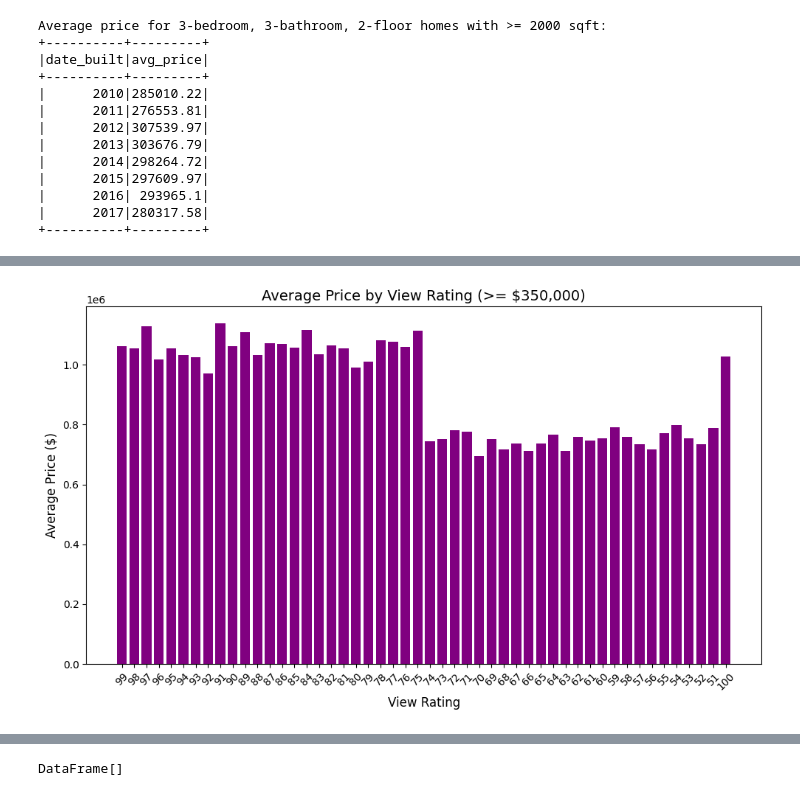
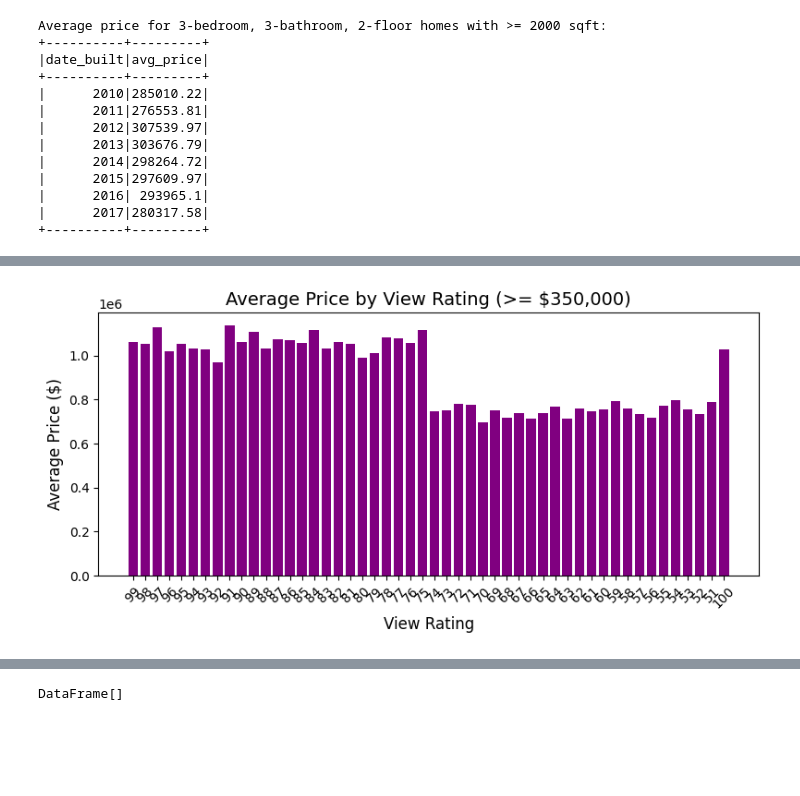
Before and after one commit to LegallyNotBlonde/MegaData_SparkProject_Home_Sales, a Jupyter notebook: Home_Sales_ipynb_colab.ipynb, the cells around one changed output, grey strips where cells are left out. Drawn from its saved outputs; the diff is of its cells as text; code cells hidden in the pictures; blank space fills up the shorter version.

```diff
--- a/Home_Sales_ipynb_colab.ipynb
+++ b/Home_Sales_ipynb_colab.ipynb
@@ -220,19 +220,19 @@ Query runtime: 1.19 seconds
 # %%
 # Query results for Average Price by View Rating (>= $350,000)
 result_view_rating = spark.sql(query_avg_price_by_view).toPandas()
 
 # Bar Chart for Average Price by View Rating
-plt.figure(figsize=(10, 6))
+plt.figure(figsize=(8, 4))
 plt.bar(result_view_rating['view'], result_view_rating['avg_price'], color='purple')
 plt.title("Average Price by View Rating (>= $350,000)", fontsize=14)
 plt.xlabel("View Rating", fontsize=12)
 plt.ylabel("Average Price ($)", fontsize=12)
 plt.xticks(rotation=45, fontsize=10)
 plt.tight_layout()
 plt.savefig("Visualization/avg_price_by_view.png", dpi=300)
 plt.show()
 # %% [output]
-[figure, old version]
+[figure, new version]
 # %%
 # Save Data Partitioned by `date_built`
 df_sales.write.partitionBy("date_built").mode("overwrite").parquet("date_built")
```
Also changed, not shown: parts of 6 cells of this notebook, 4 other files.
